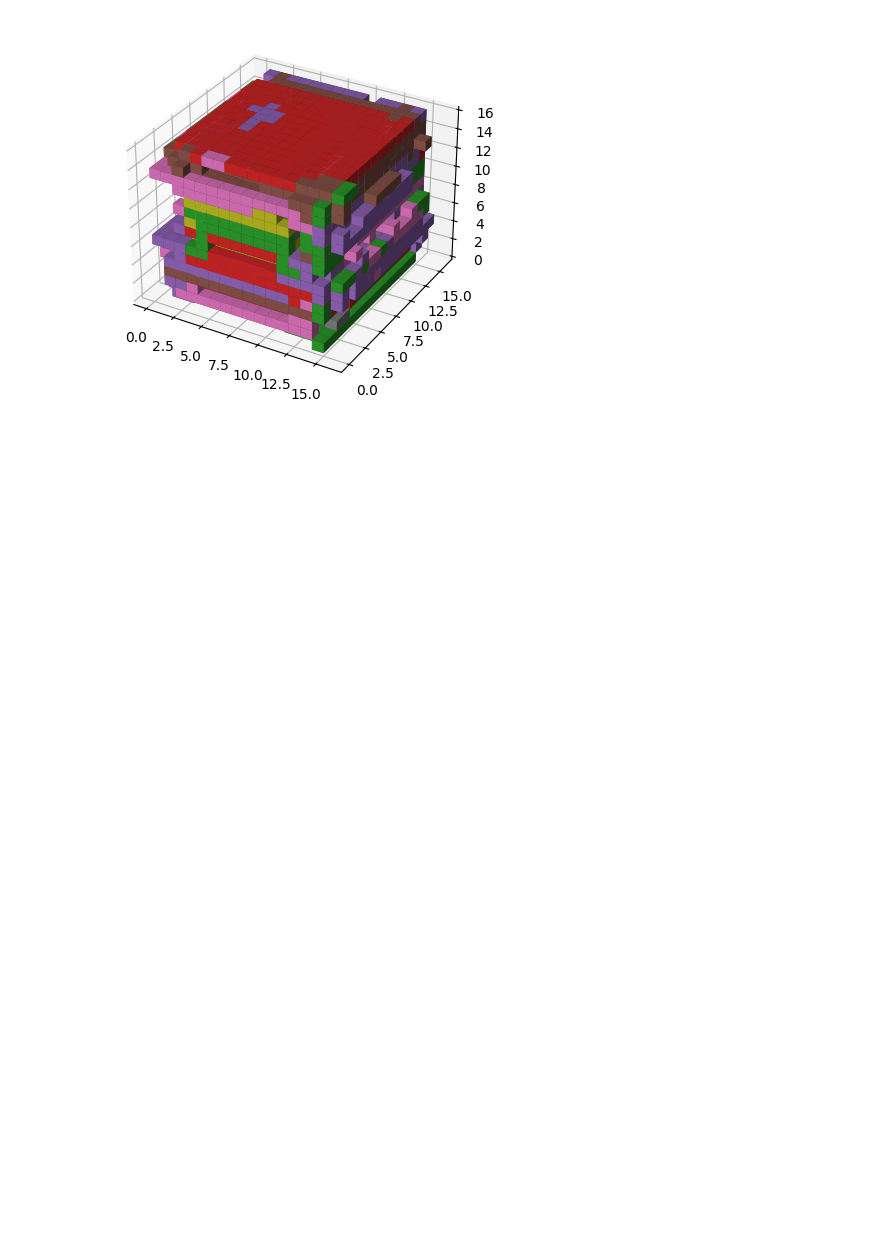
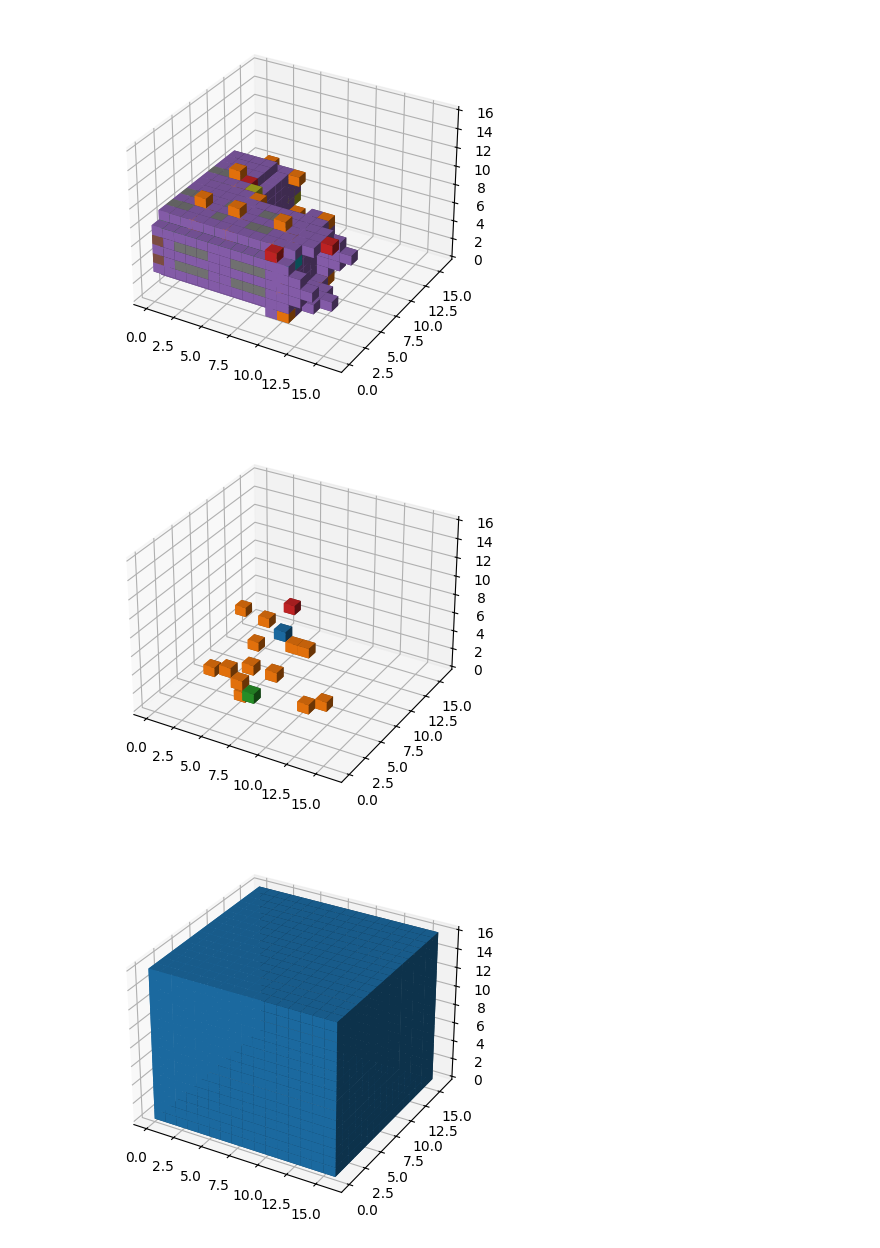
Before and after one commit to DemyCode/minecraft-copilot-ml, a Jupyter notebook: minecraft_copilot_ml/metrics_graph.ipynb, the cells around one changed output. Cells and saved outputs as stored; diff of their text form; code cells hidden in the pictures; blank space fills up the shorter version.

```diff
--- a/minecraft_copilot_ml/metrics_graph.ipynb
+++ b/minecraft_copilot_ml/metrics_graph.ipynb
@@ -83,0 +17,14 @@ plt.show()
+# %%
+from matplotlib import pyplot as plt
+import numpy as np
+from minecraft_copilot_ml.data_loader import (
+    get_working_files_and_unique_blocks_and_counts,
+    list_schematic_files_in_folder,
+)
+from minecraft_copilot_ml.train import MinecraftSchematicsDataset
+
+schematics_list_files = list_schematic_files_in_folder("/home/mehdi/minecraft-copilot-ml/datasets/small_chapel_dataset")
+unique_blocks_dict, unique_counts_coefficients, loaded_schematic_files = get_working_files_and_unique_blocks_and_counts(
+    schematics_list_files
+)
+dataset = MinecraftSchematicsDataset(loaded_schematic_files)
@@ -84,3 +49,28 @@ plt.show()
+# %%
+from typing import Any
+import matplotlib.cm as cm
+
+block_map, noisy_block_map, mask = dataset[0]
+# map_vectorizeds = np.vectorize(lambda x: unique_blocks_dict[x])(mask)
+
+def display_voxels(voxel: np.ndarray, zero_block: Any = 0):
+    ax = plt.figure().add_subplot(projection="3d")
+    unique_values = set(np.unique(voxel))
+    colors_palette = cm.get_cmap("tab10").colors
+
+    colors = np.empty(voxel.shape, dtype=object)
+    for i, value in enumerate(unique_values):
+        colors[voxel == value] = {colors_palette[i % len(colors_palette)]}
+    ax.voxels(voxel != zero_block, facecolors=colors)
+    plt.show()
+
+display_voxels(block_map, zero_block="minecraft:air")
+display_voxels(noisy_block_map, zero_block="minecraft:air")
+display_voxels(mask, zero_block=0)
+# %% [output]
+[figure, added]
+[figure, added]
+[figure, added]
 # %%
 import torch
 import torch.nn.functional as F
@@ -100,15 +83,0 @@ squeezed_post_processed = post_processed[0]
-# %%
-map_vectorizeds = np.vectorize(unique_dict.get)(squeezed_post_processed)
-
-ax = plt.figure().add_subplot(projection="3d")
-colors = np.empty(map_vectorizeds.shape, dtype=object)
-for i in range(map_vectorizeds.shape[0]):
-    for j in range(map_vectorizeds.shape[1]):
-        for k in range(map_vectorizeds.shape[2]):
-            colors[i, j, k] = f"C{map_vectorizeds[i, j, k]}"
-map_vectorizeds = np.transpose(map_vectorizeds, (2, 1, 0))
-colors = np.transpose(colors, (2, 1, 0))
-ax.voxels(map_vectorizeds, facecolors=colors)
-plt.show()
-# %% [output]
-[figure, removed]
```
Also changed, not shown: parts of 12 cells of this notebook, 4 other files.
